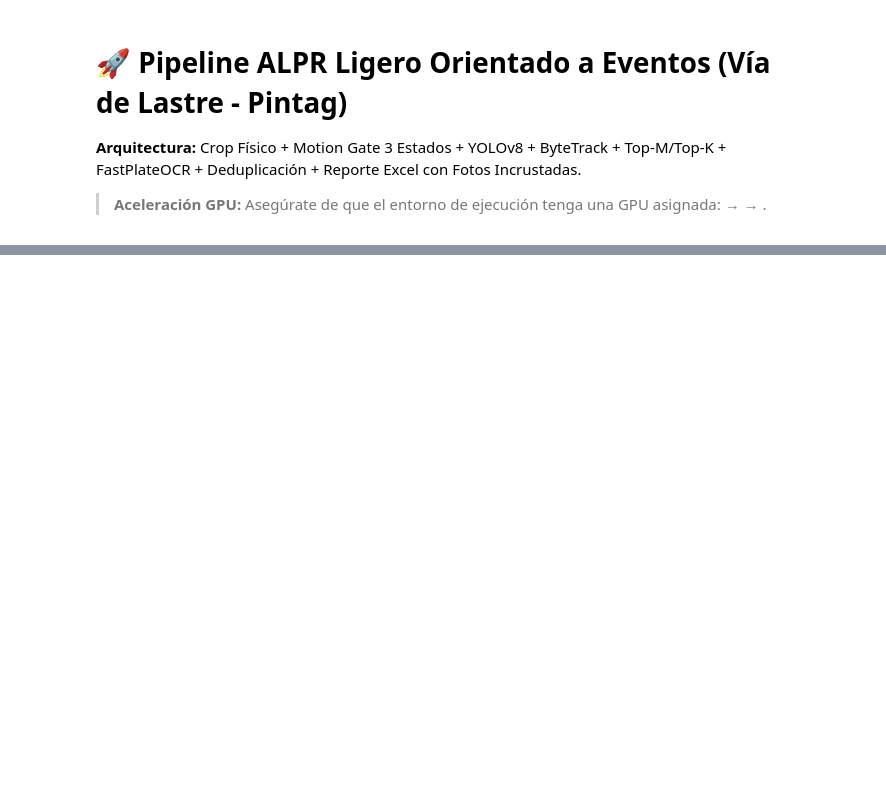
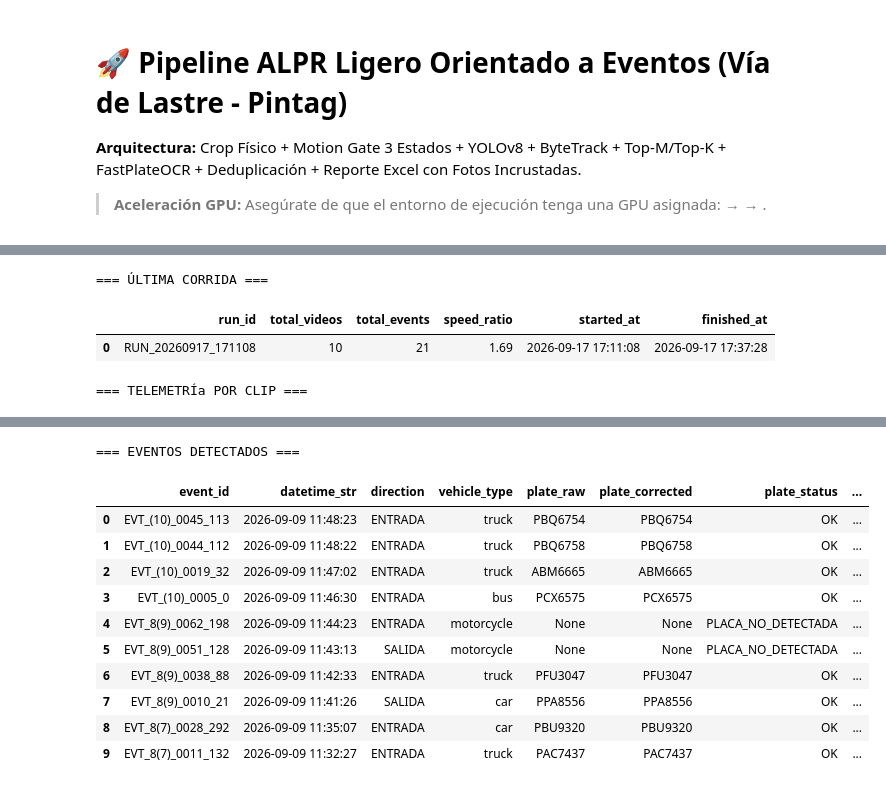
Before and after one commit to riofutabac/PlacasVideos, a Jupyter notebook: GoogleColab_ALPR_Pipeline.ipynb, the cells around one changed output, grey strips where cells are left out. Drawn from its saved outputs; the diff is of its cells as text; code cells hidden in the pictures; blank space fills up the shorter version.

```diff
--- a/GoogleColab_ALPR_Pipeline.ipynb
+++ b/GoogleColab_ALPR_Pipeline.ipynb
@@ -131,11 +136,14 @@ conn = sqlite3.connect("data/events.sqlite")
 print("=== ÚLTIMA CORRIDA ===")
 display(pd.read_sql("SELECT run_id, total_videos, total_events, speed_ratio, started_at, finished_at FROM processing_runs ORDER BY rowid DESC LIMIT 1", conn))
 
-print("
-=== TELEMETRÍA POR CLIP ===")
+print("=== TELEMETRÍa POR CLIP ===")
 display(pd.read_sql("SELECT clip_id, wall_clock_seconds, speed_ratio, decode_seconds, vehicle_detection_seconds, processed_events FROM processed_clips ORDER BY rowid DESC LIMIT 2", conn))
 
-print("
-=== EVENTOS DETECTADOS ===")
+print("=== EVENTOS DETECTADOS ===")
 display(pd.read_sql("SELECT event_id, datetime_str, direction, vehicle_type, plate_raw, plate_corrected, plate_status, duplicate_of FROM events ORDER BY rowid DESC LIMIT 10", conn))
 conn.close()
+# %% [output]
+=== ÚLTIMA CORRIDA ===
+|  | run_id | total_videos | total_events | speed_ratio | started_at | finished_at |
+| 0 | RUN_20260917_171108 | 10 | 21 | 1.69 | 2026-09-17 17:11:08 | 2026-09-17 17:37:28 |
+=== TELEMETRÍa POR CLIP ===
@@ -142,3 +153,15 @@ conn.close()
+=== EVENTOS DETECTADOS ===
+|  | event_id | datetime_str | direction | vehicle_type | plate_raw | plate_corrected | plate_status | ... |
+| 0 | EVT_(10)_0045_113 | 2026-09-09 11:48:23 | ENTRADA | truck | PBQ6754 | PBQ6754 | OK | ... |
+| 1 | EVT_(10)_0044_112 | 2026-09-09 11:48:22 | ENTRADA | truck | PBQ6758 | PBQ6758 | OK | ... |
+| 2 | EVT_(10)_0019_32 | 2026-09-09 11:47:02 | ENTRADA | truck | ABM6665 | ABM6665 | OK | ... |
+| 3 | EVT_(10)_0005_0 | 2026-09-09 11:46:30 | ENTRADA | bus | PCX6575 | PCX6575 | OK | ... |
+| 4 | EVT_8(9)_0062_198 | 2026-09-09 11:44:23 | ENTRADA | motorcycle | None | None | PLACA_NO_DETECTADA | ... |
+| 5 | EVT_8(9)_0051_128 | 2026-09-09 11:43:13 | SALIDA | motorcycle | None | None | PLACA_NO_DETECTADA | ... |
+| 6 | EVT_8(9)_0038_88 | 2026-09-09 11:42:33 | ENTRADA | truck | PFU3047 | PFU3047 | OK | ... |
+| 7 | EVT_8(9)_0010_21 | 2026-09-09 11:41:26 | SALIDA | car | PPA8556 | PPA8556 | OK | ... |
+| 8 | EVT_8(7)_0028_292 | 2026-09-09 11:35:07 | ENTRADA | car | PBU9320 | PBU9320 | OK | ... |
+| 9 | EVT_8(7)_0011_132 | 2026-09-09 11:32:27 | ENTRADA | truck | PAC7437 | PAC7437 | OK | ... |
 # %%
 # 6. Galería de Evidencias (Fotos de Vehículos y Recortes de Placa)
 import glob
```
Also changed, not shown: parts of 9 cells of this notebook.
